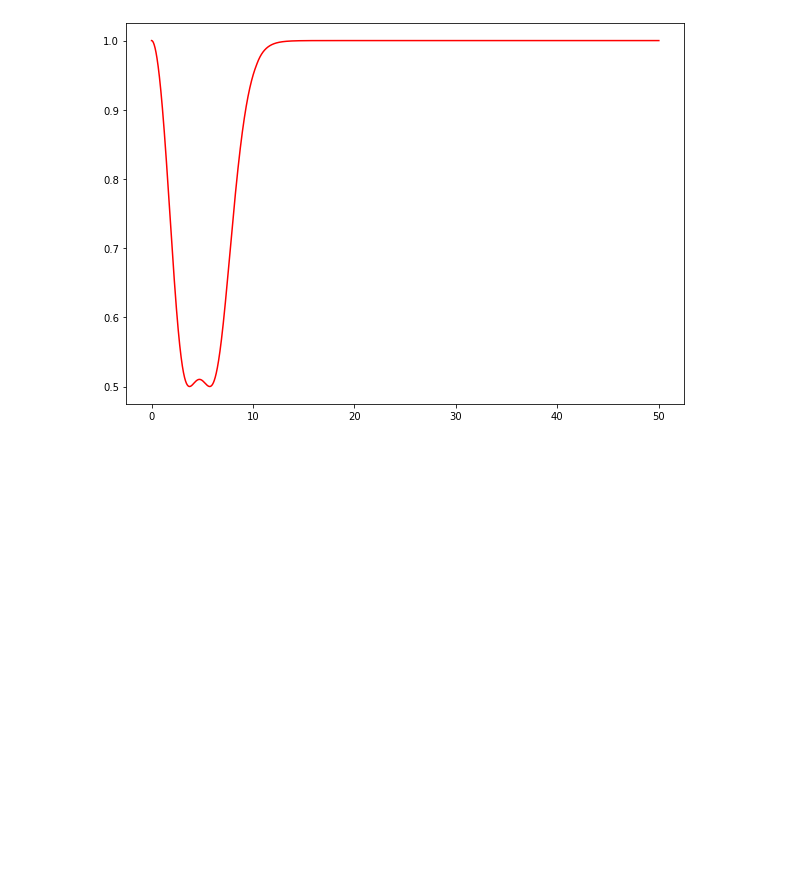
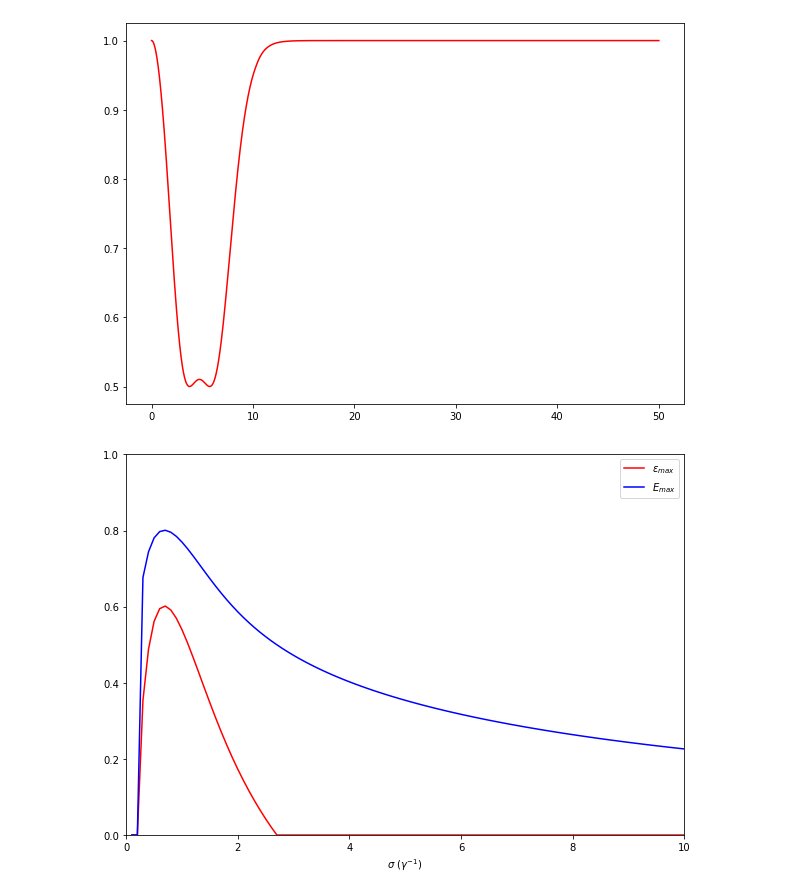
Before and after one commit to sabinthapa100/master-thesis, a Jupyter notebook: sample/notebooks/ergotropy.ipynb, the cells around one changed output. Cells and saved outputs as stored; diff of their text form; code cells hidden in the pictures; blank space fills up the shorter version.

```diff
--- a/sample/notebooks/ergotropy.ipynb
+++ b/sample/notebooks/ergotropy.ipynb
@@ -36,3 +35,23 @@ ax.plot(tlist, excited_atom+gs_atom, '-r')
 plt.show()
 # %% [output]
 [figure]
+# %%
+max_erg = np.loadtxt("../outputs/ergotropy/max_gaussian_ergotropy.dat")
+max_ene = np.loadtxt("../outputs/ergotropy/max_gaussian_energy.dat")
+# %%
+fig, ax = plt.subplots()
+fig.set_figheight(7)
+fig.set_figwidth(10)
+
+ax.plot(max_erg[:,0], max_erg[:,1], '-r', label='$\epsilon_{max}$')
+ax.plot(max_ene[:,0], max_ene[:,1], '-b', label='$E_{max}$')
+ax.set_xlim(0,10)
+ax.set_ylim(0,1)
+#ax.set_ylabel('Max Ergotropy')
+ax.set_xlabel('$\sigma$ ($\gamma^{-1}$)')
+
+ax.legend()
+
+plt.show()
+# %% [output]
+[figure, added]
```
Also changed, not shown: parts of 14 cells of this notebook.
